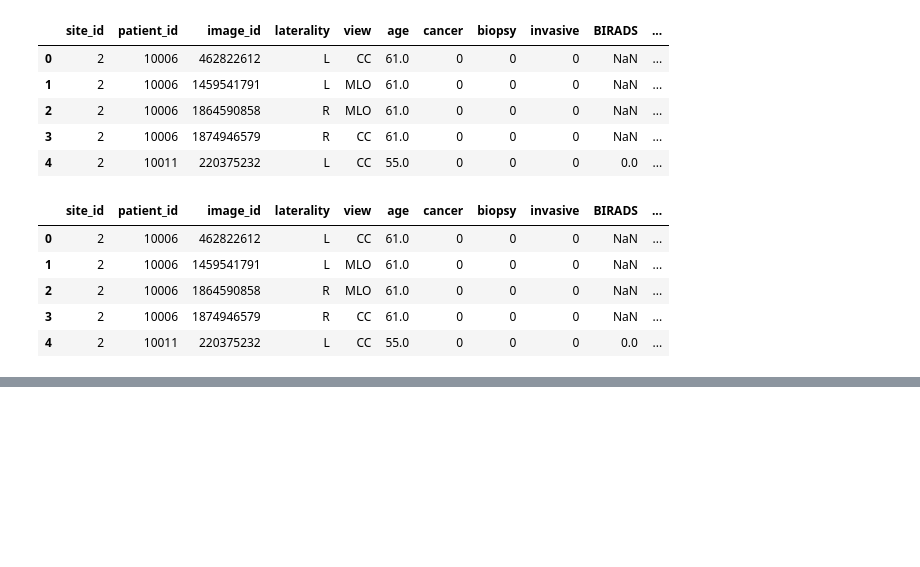
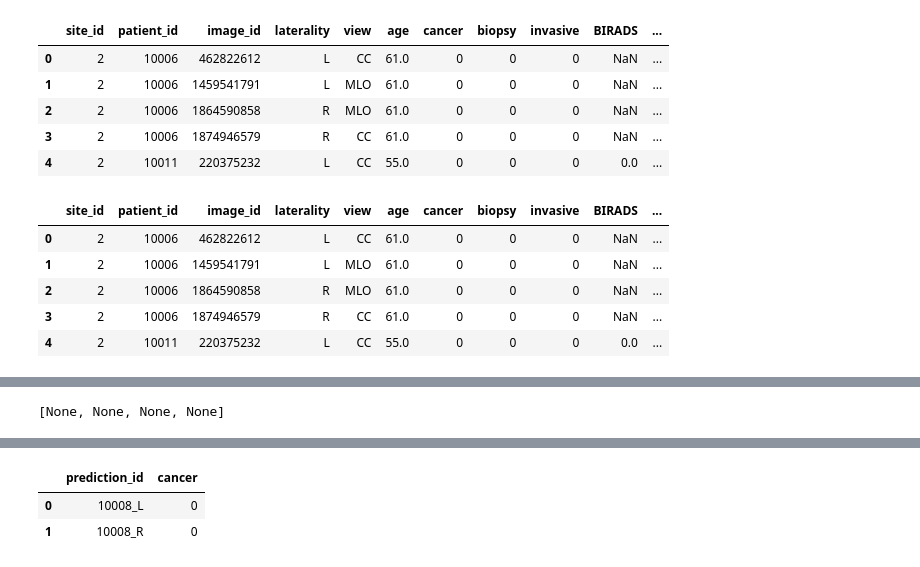
Before and after one commit to taaha/Breast_cancer_detection_from_mamograms, a Jupyter notebook: baseline-model-fastai.ipynb, the cells around one changed output, grey strips where cells are left out. Cells and saved outputs as stored; diff of their text form; code cells hidden in the pictures; blank space fills up the shorter version.

```diff
--- a/baseline-model-fastai.ipynb
+++ b/baseline-model-fastai.ipynb
@@ -78,0 +76,2 @@ Mismatch found on axis 0 of the batch and is of type `TensorDicom`:
+# %%
+learn = vision_learner(dls, resnet34, metrics=accuracy)
@@ -78,0 +94,2 @@ Mismatch found on axis 0 of the batch and is of type `TensorDicom`:
+# %%
+learn.load('xresnet50_save')
@@ -78,0 +166,20 @@ Mismatch found on axis 0 of the batch and is of type `TensorDicom`:
+# %%
+Parallel(n_jobs=4)(
+    delayed(process)(f, size = 256, save_folder = image_dir_dicomsdl)
+    for f in test_images
+)
+# %% [output]
+[None, None, None, None]
+# %%
+prediction_ids = []
+preds = []
+
+for _, row in test_csv.iterrows():
+    prediction_ids.append(row.prediction_id)
+    pred_image_path = image_dir_dicomsdl + str(row.patient_id) + '_' + str(row.image_id) + '.png'
+    pred = learn.predict(pred_image_path)[0]
+    preds.append(pred)
+
+submission = pd.DataFrame(data={'prediction_id': prediction_ids, 'cancer': preds}).groupby('prediction_id').max().reset_index()
+submission.head()
+# %% [output]
@@ -78,0 +190,3 @@ Mismatch found on axis 0 of the batch and is of type `TensorDicom`:
+|  | prediction_id | cancer |
+| 0 | 10008_L | 0 |
+| 1 | 10008_R | 0 |
```
Also changed, not shown: parts of 23 cells of this notebook.
